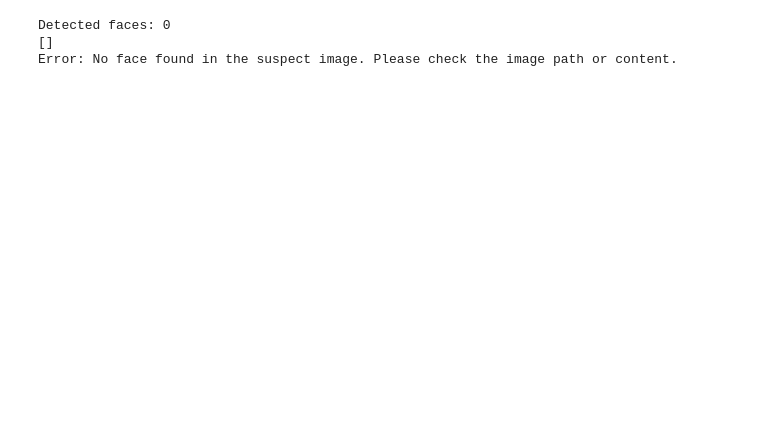
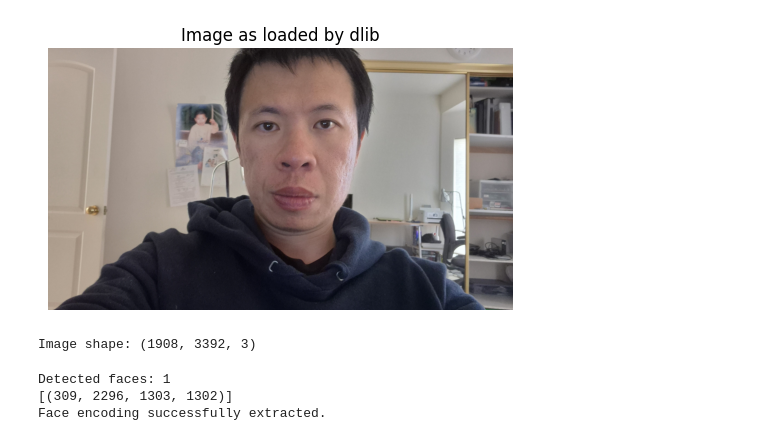
Before and after one commit to darrickpang/Email, a Jupyter notebook: Face_isolation.ipynb, the cells around one changed output. Drawn from its saved outputs; the diff is of its cells as text; code cells hidden in the pictures; blank space fills up the shorter version.

```diff
--- a/Face_isolation.ipynb
+++ b/Face_isolation.ipynb
@@ -29,4 +18,4 @@ Drive already mounted at /content/drive; to attempt to forcibly remount, call dr
 # %%
 import face_recognition
 
-suspect_img = face_recognition.load_image_file("/content/drive/MyDrive/20251217_134041.jpg")
+suspect_img = face_recognition.load_image_file("/content/drive/MyDrive/20251217_142159.jpg")
@@ -78,7 +22,23 @@ AttributeError: module 'mediapipe' has no attribute 'solutions'
+# %%
+import matplotlib.pyplot as plt
+import face_recognition
+
+img = face_recognition.load_image_file("/content/drive/MyDrive/20251217_142159.jpg")
+
+plt.figure(figsize=(6,6))
+plt.imshow(img)
+plt.axis("off")
+plt.title("Image as loaded by dlib")
+plt.show()
+
+print("Image shape:", img.shape)
+# %% [output]
+[figure, added]
+Image shape: (1908, 3392, 3)
 # %%
 import face_recognition
 
-suspect_img = face_recognition.load_image_file("/content/drive/MyDrive/20251217_134041.jpg")
+suspect_img = face_recognition.load_image_file("/content/drive/MyDrive/20251217_142159.jpg")
 
 face_locations = face_recognition.face_locations(
     suspect_img,
@@ -101,6 +61,6 @@ else:
     print("Error: No face found in the suspect image. Please check the image path or content.")
     suspect_encoding = None # Or handle this case as appropriate
 # %% [output]
-Detected faces: 0
-[]
-Error: No face found in the suspect image. Please check the image path or content.
+Detected faces: 1
+[(309, 2296, 1303, 1302)]
+Face encoding successfully extracted.
```
Also changed, not shown: parts of 4 cells of this notebook.
